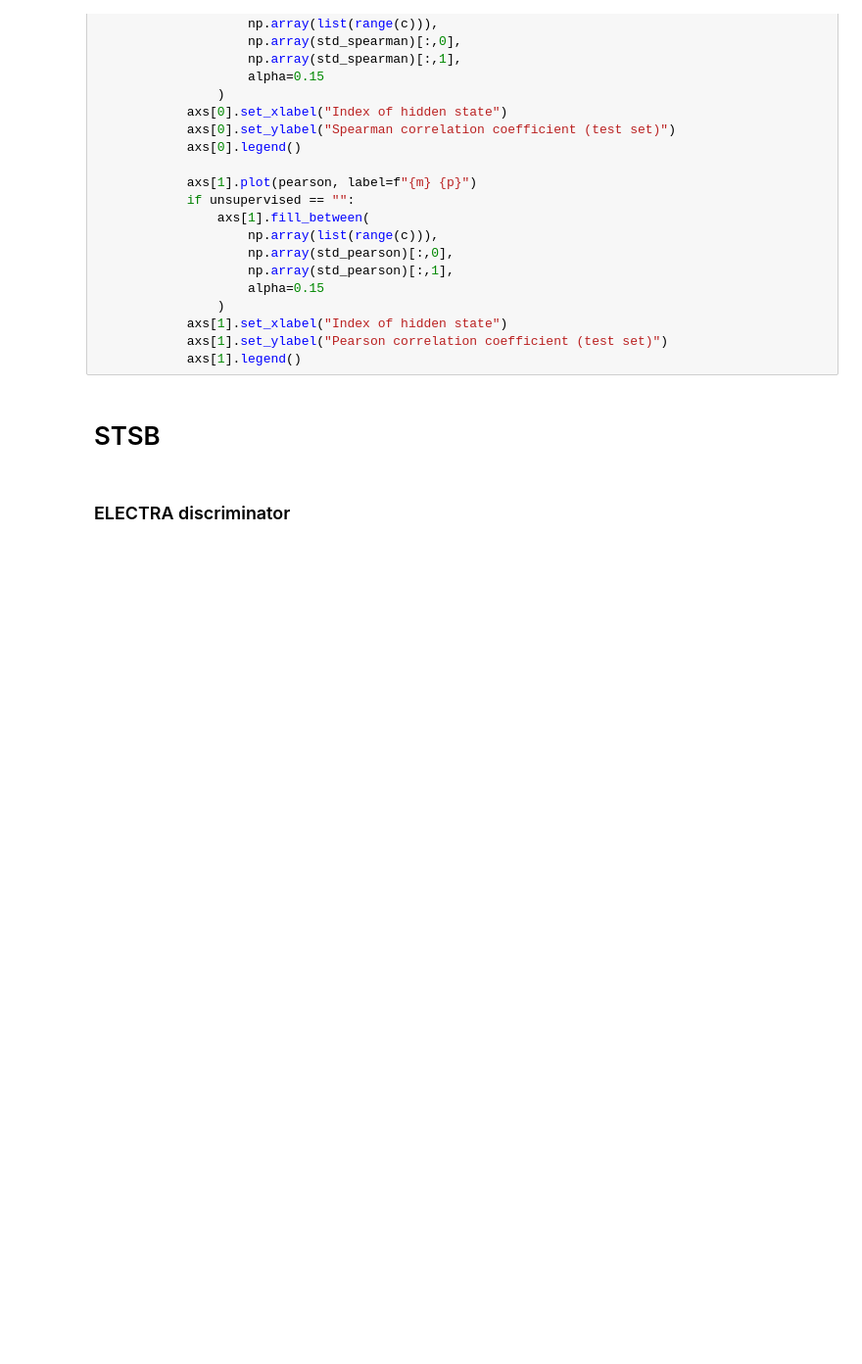
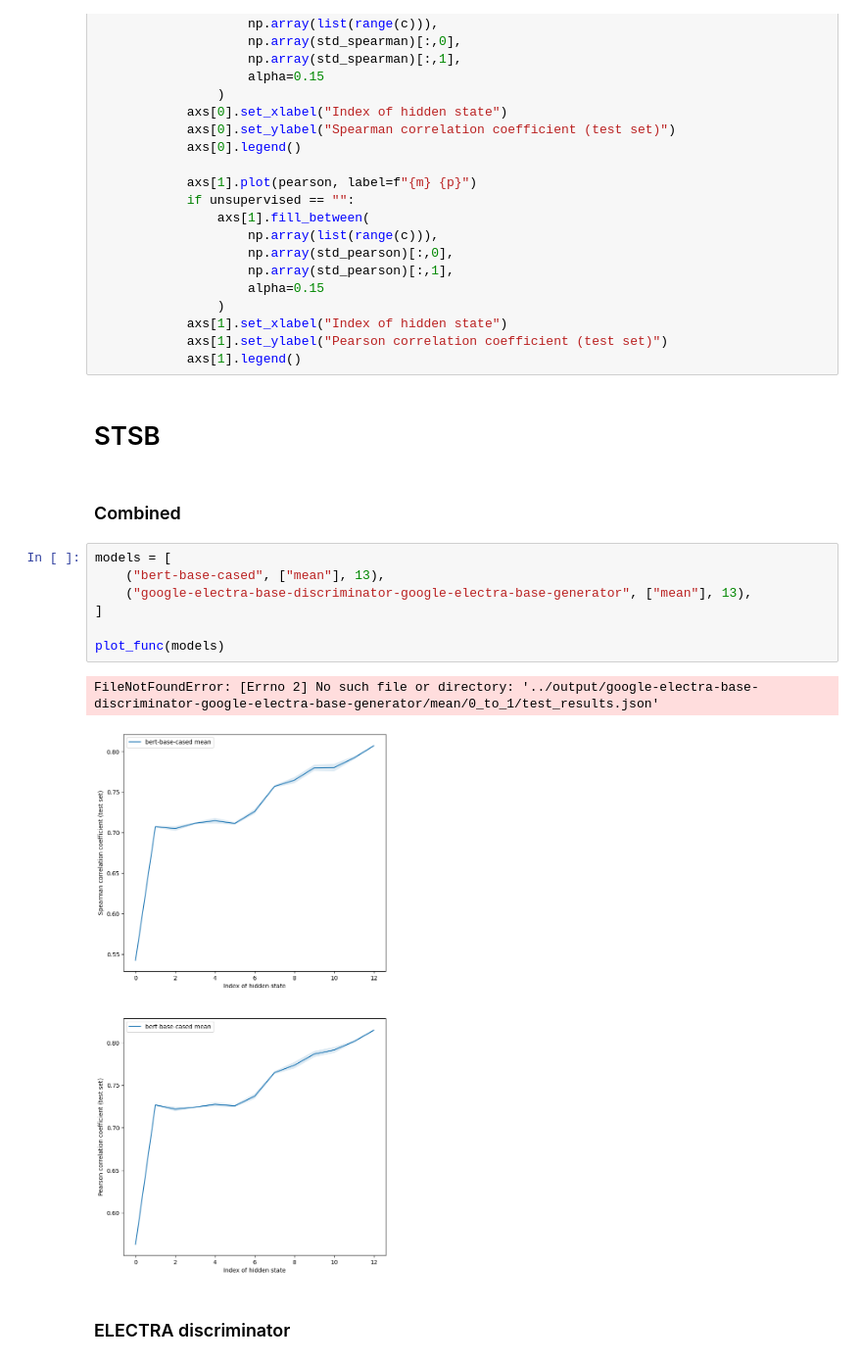
Before and after one commit to ir2718/similarity-embedding-quality, a Jupyter notebook: notebooks/comparison2.ipynb, the cells around one changed output. Shown at 98% size. Saved outputs shown, nothing was run; the diff lists cells and outputs as text; blank space fills up the shorter version.

Commit message:
add combined generator and discriminator

```diff
--- a/notebooks/comparison2.ipynb
+++ b/notebooks/comparison2.ipynb
@@ -51,6 +51,18 @@ def plot_func(models, dataset="", unsupervised=""):
             axs[1].legend()
 # %% [markdown]
 # STSB
+# %% [markdown]
+### Combined
+# %%
+models = [
+    ("bert-base-cased", ["mean"], 13),
+    ("google-electra-base-discriminator-google-electra-base-generator", ["mean"], 13),
+]
+
+plot_func(models)
+# %% [output]
+FileNotFoundError: [Errno 2] No such file or directory: '../output/google-electra-base-discriminator-google-electra-base-generator/mean/0_to_1/test_results.json'
+[figure, added]
 # %% [markdown]
 ### ELECTRA discriminator
 # %%
```
Also changed, not shown: 5 other files.
